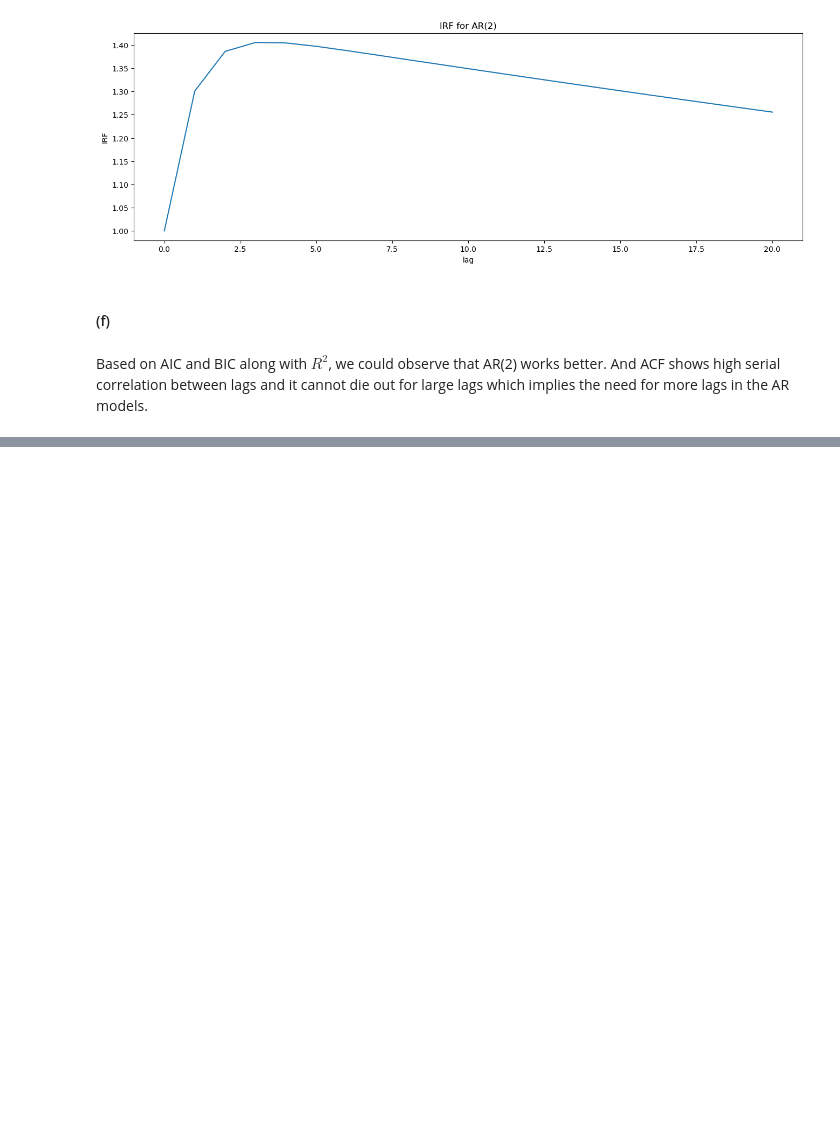
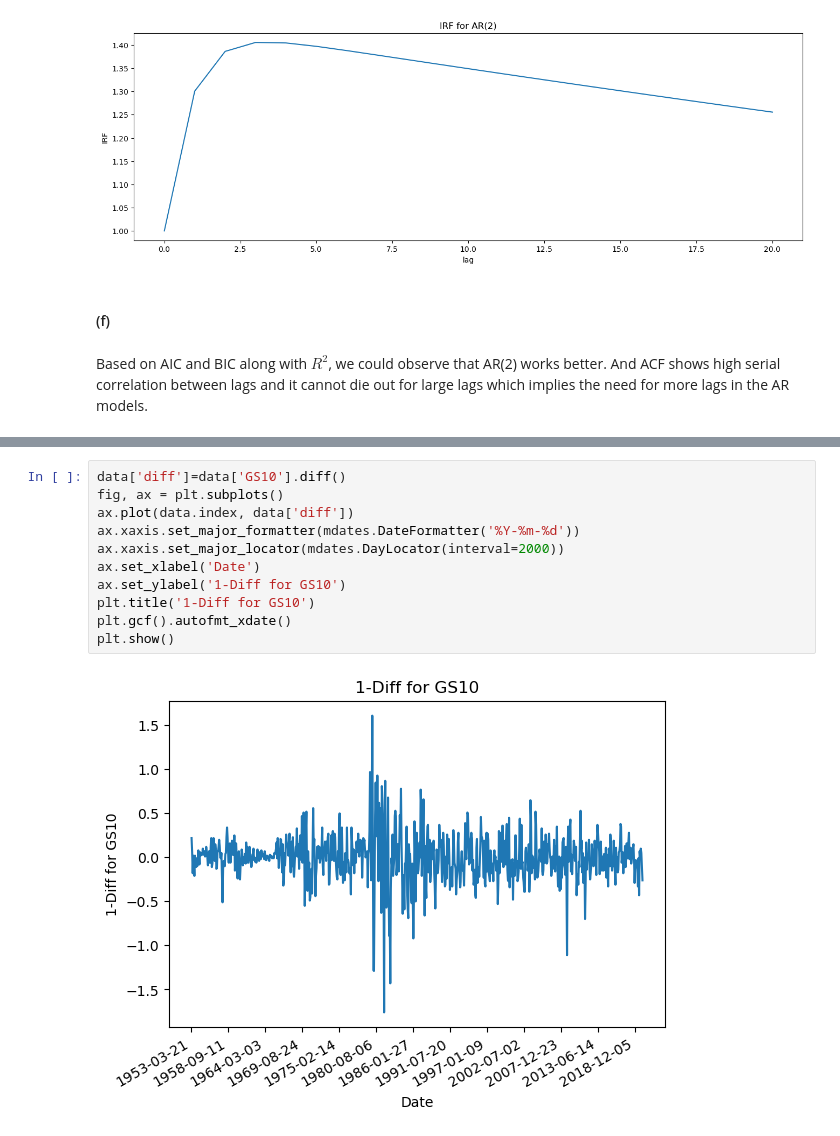
Before and after one commit to lmaksymenko/BerkeleyCourses, a Jupyter notebook: MFE230E/Answers_to_PS2_230E.ipynb, the cells around one changed output, grey strips where cells are left out. Cells and saved outputs as stored; diff of their text form; blank space fills up the shorter version.

```diff
--- a/MFE230E/Answers_to_PS2_230E.ipynb
+++ b/MFE230E/Answers_to_PS2_230E.ipynb
@@ -276,0 +323,13 @@ Based on AIC and BIC along with $R^2$, we could observe that AR(2) works better.
+# %%
+data['diff']=data['GS10'].diff()
+fig, ax = plt.subplots()
+ax.plot(data.index, data['diff'])
+ax.xaxis.set_major_formatter(mdates.DateFormatter('%Y-%m-%d'))
+ax.xaxis.set_major_locator(mdates.DayLocator(interval=2000))
+ax.set_xlabel('Date')
+ax.set_ylabel('1-Diff for GS10')
+plt.title('1-Diff for GS10')
+plt.gcf().autofmt_xdate()
+plt.show()
+# %% [output]
+[figure, added]
```
Also changed, not shown: parts of 31 cells of this notebook, 2 other files.
